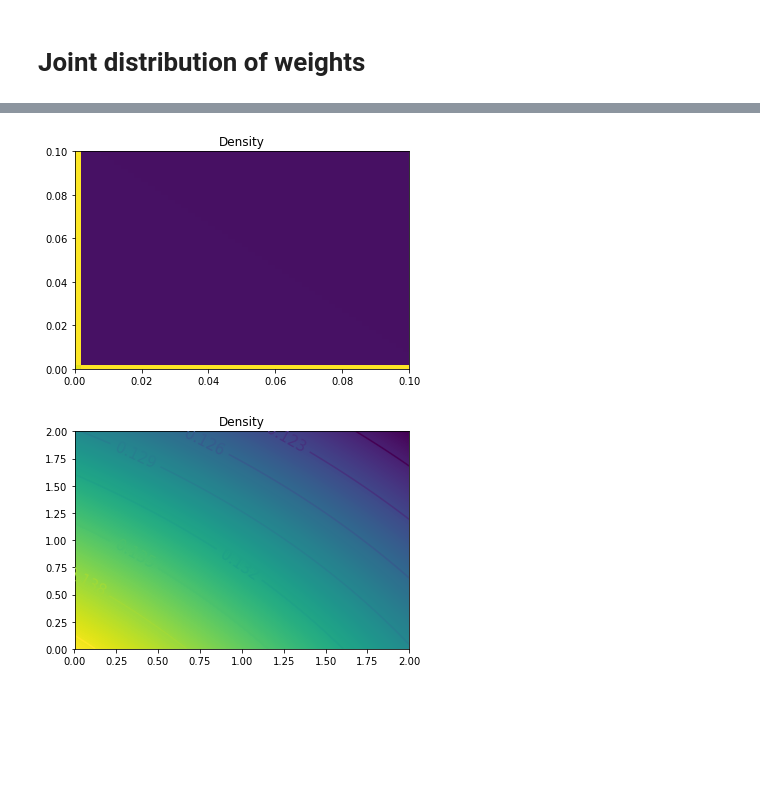
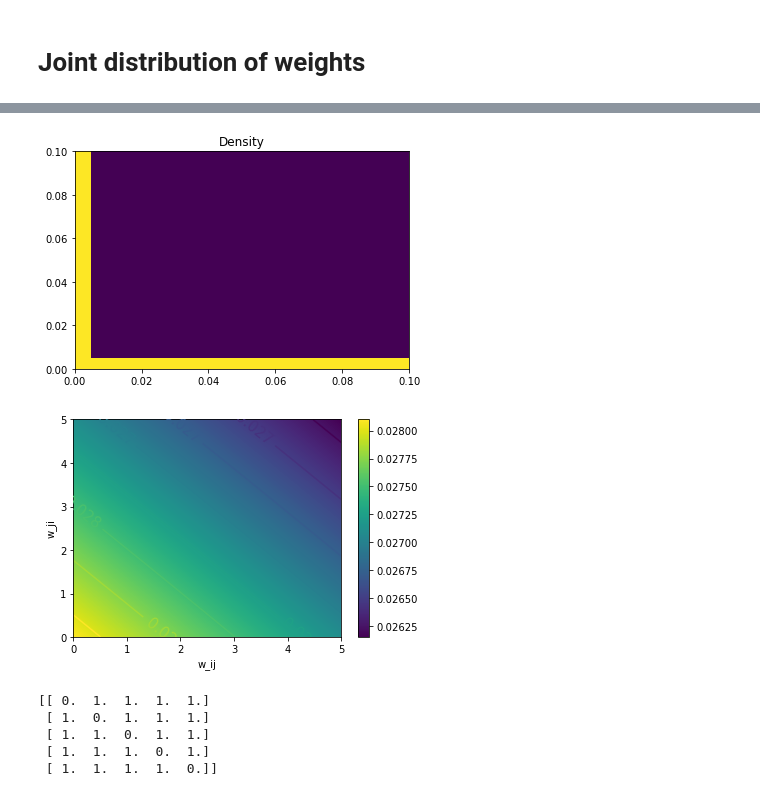
Before and after one commit to jlamweil/cortex-connect, a Jupyter notebook: replica-cavity.ipynb, the cells around one changed output, grey strips where cells are left out. Drawn from its saved outputs; the diff is of its cells as text; code cells hidden in the pictures; blank space fills up the shorter version.

```diff
--- a/replica-cavity.ipynb
+++ b/replica-cavity.ipynb
@@ -159,21 +159,21 @@ def rho_from_B(B):
 
 
 def B_from_rho(rho_value):
-    print("Checkpoint 1")
+#     print("Checkpoint 1")
     func_b = lambda B: rho_value - rho_from_B(B)
-    print("Checkpoint 3")
+#     print("Checkpoint 3")
     B_initial_guess = 0
-    print("Checkpoint 4")
+#     print("Checkpoint 4")
     B_value = fsolve(func_b, B_initial_guess)
-    #Plot it
-    absc = np.linspace(-2, 2, 100)
-    plt.plot(absc, [func_b(el) for el in absc])
-    plt.xlabel("B")
-    plt.grid()
-    plt.show()
+#     #Plot it
+#     absc = np.linspace(-2, 2, 100)
+#     plt.plot(absc, [func_b(el) for el in absc])
+#     plt.xlabel("B")
+#     plt.grid()
+#     plt.show()
     print("The solution is B_value = %f" % B_value)
-    print("at which the value of the expression is %f" % func_b(B_value))
-    print("Checkpoint 5")
+#     print("at which the value of the expression is %f" % func_b(B_value))
+#     print("Checkpoint 5")
 #     print(B_value)
     return B_value
 
@@ -197,6 +197,7 @@ N = 800
 f = 0.25
 theta_prime = 3 #theta of the 1st article = theta_2/N (where theta_2 is from the 2nd article)
 theta = N*theta_prime #i.e. T of our article
+theta = 0.2
 rho_exp_list = [0,1,2,3]
 
 
@@ -222,9 +223,7 @@ for rho_exp in rho_exp_list:
     alpha_c = get_alpha_c(B,y,z)
     print("alpha_c =",alpha_c)
 
-
-
-    absc = [i/100 for i in range(1000)]
+    absc = np.linspace(0,10,1000)
     proba = [get_p(x*theta/f,B) for x in absc] #x=w/w_mean=W/W_mean  where W_mean = theta/f
     proba_all.append(proba)
 # %% [output]
@@ -299,7 +265,8 @@ N = 800
 f_list = [0.01,0.1,0.25,0.5]
 theta_prime = 3 #theta of the 1st article = theta_2/N (where theta_2 is from the 2nd article)
 theta = N*theta_prime #i.e. T of our article
-rho_exp_list = [i/5 for i in range(40)]
+theta = 0.2
+rho_exp_list = np.linspace(0,5,40)
 
 connection_proba = []
 for f in f_list:
@@ -367,10 +354,10 @@ def joint_distrib(w_ij,w_ji,lambda_value,B,w_s):
 # %%
 f = 0.25
 N = 800
-theta = 0.6 #theta is the one of our article
+theta = 2 #theta is the one of our article
 
 T = N*theta
-K = 0.1*T
+K = 0.4*T
 w_mean = theta/f
 
 
@@ -386,7 +373,7 @@ w_s = get_w_s(B,w_mean)
 lambda_value = get_lambda_value(B)
 
 connection_joint = []
-linspace_w = np.linspace(0,2,1000)
+linspace_w = np.linspace(0,5,1000)
 X,Y = np.meshgrid(linspace_w,linspace_w) #X=w_ij, Y=w_ji
 Z = []
 for w_ij in linspace_w:
@@ -421,27 +402,29 @@ plt.ylim(0,0.1)
 plt.title('Density')
 plt.show()
 # %% [output]
-[figure, old version]
+[figure, new version]
 # %%
 #Without the axes
 
 init = 1
 X_prime = np.copy(X[init:,init:])
 Y_prime = np.copy(Y[init:,init:])
 Z_prime = np.copy(Z[init:,init:])
 
 # Plot the density map using nearest-neighbor interpolation
 plt.pcolormesh(X_prime,Y_prime,Z_prime)
+plt.colorbar()
 # plt.xlim(0,0.1)
 # plt.ylim(0,5
-plt.title('Density')
+# plt.title('Density')
 
 CS = plt.contour(X_prime, Y_prime, Z_prime)
-plt.clabel(CS, inline=1, fontsize=15)
-
+plt.clabel(CS, inline=1, fontsize=15,color='b')
+plt.xlabel('w_ij')
+plt.ylabel('w_ji')
 plt.show()
 # %% [output]
-[figure, old version]
+[figure, new version]
 # %%
 #AFFICHAGE
 
@@ -489,3 +472,13 @@ plt.show()
 # plt.colorbar()
 # plt.title('Sampled density from Gibbs sampler')
 # plt.show()
+# %%
+a = np.ones((5,5))
+np.fill_diagonal(a,0)
+print(a)
+# %% [output]
+[[ 0.  1.  1.  1.  1.]
+ [ 1.  0.  1.  1.  1.]
+ [ 1.  1.  0.  1.  1.]
+ [ 1.  1.  1.  0.  1.]
+ [ 1.  1.  1.  1.  0.]]
```
Also changed, not shown: parts of 5 cells of this notebook.
